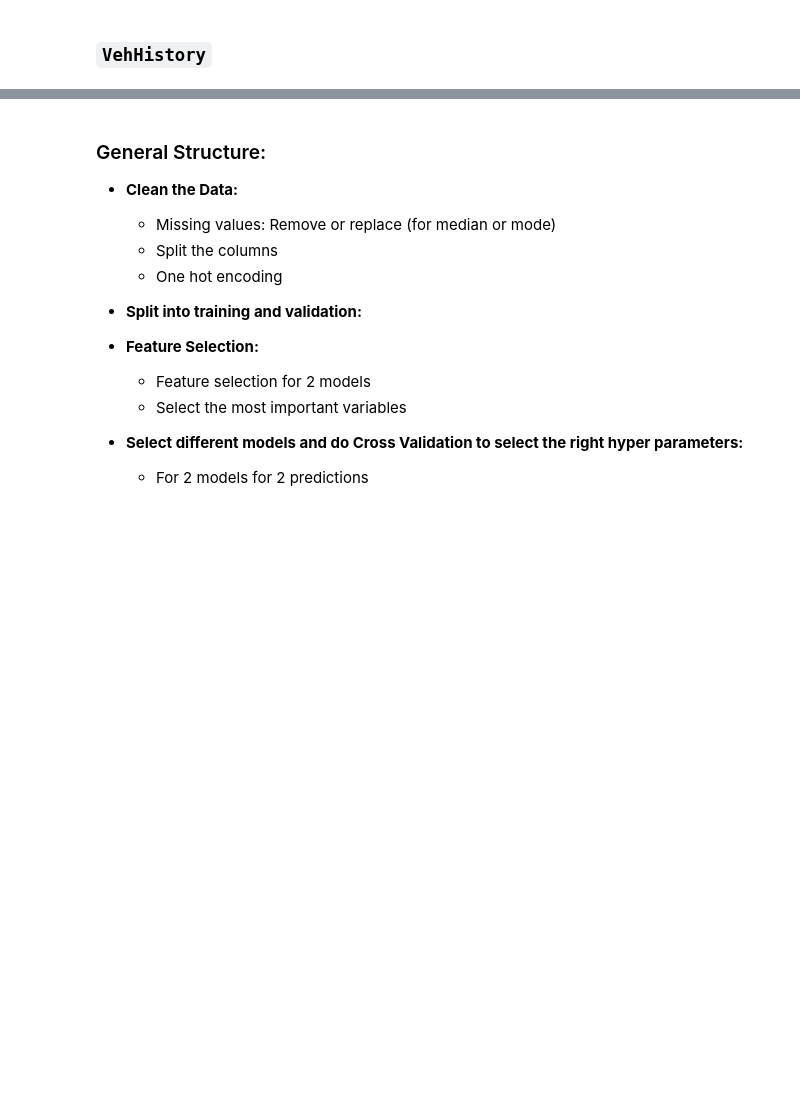
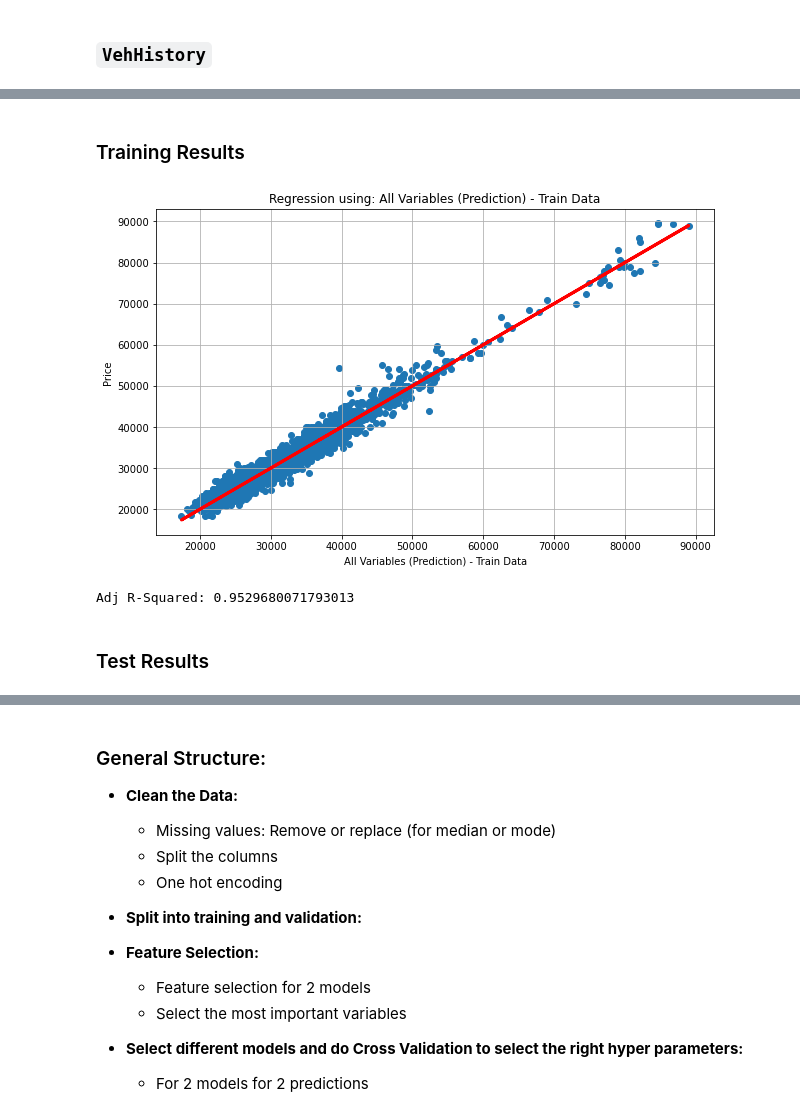
Before and after one commit to rodolfolermacontreras/Boeing_Assignment_1, a Jupyter notebook: Boeing_Assignment.ipynb, the cells around one changed output, grey strips where cells are left out. Cells and saved outputs as stored; diff of their text form; code cells hidden in the pictures; blank space fills up the shorter version.

```diff
--- a/Boeing_Assignment.ipynb
+++ b/Boeing_Assignment.ipynb
@@ -273,0 +400,4 @@ data = data.join(onehot_VehHistory)
+# %%
+from sklearn.model_selection import train_test_split
+lasso_variables = data[lasso_features]
+X_train, X_test, y_train, y_test = train_test_split(lasso_variables, target_price, test_size=0.20, random_state=42)
@@ -273,0 +419,9 @@ data = data.join(onehot_VehHistory)
+# %%
+#Getting the regression with statsmodels
+import statsmodels.api as sm
+
+Attributes = sm.add_constant(X_train) # adding a constant
+multi_model_st = sm.OLS(y_train, Attributes).fit()
+
+# Get slope (m) and y-intercept (b)
+#print('Intercept/Constant & Coefficients : {}'.format(multi_model_st.params))
@@ -273,0 +460,24 @@ data = data.join(onehot_VehHistory)
+# %%
+predicted_st = multi_model_st.predict()
+# %%
+def scatters(a,b,c,d):
+    plt.figure(figsize=(10, 6)).gca()
+    plt.scatter(a, b)
+    plt.plot(a, c, linewidth=3, color = 'red')
+    plt.grid(True)
+    plt.xlabel(d)
+    plt.ylabel('Price')
+    plt.title('Regression using: ' + d)
+# %% [markdown]
+### Training Results
+# %%
+scatters(predicted_st, y_train, predicted_st, 'All Variables (Prediction) - Train Data')
+# %% [output]
+[figure, added]
+# %%
+rsq_adj = multi_model_st.rsquared_adj
+print('Adj R-Squared: {}'.format(rsq_adj))
+# %% [output]
+Adj R-Squared: 0.9529680071793013
+# %% [markdown]
+### Test Results
```
Also changed, not shown: parts of 69 cells of this notebook.
